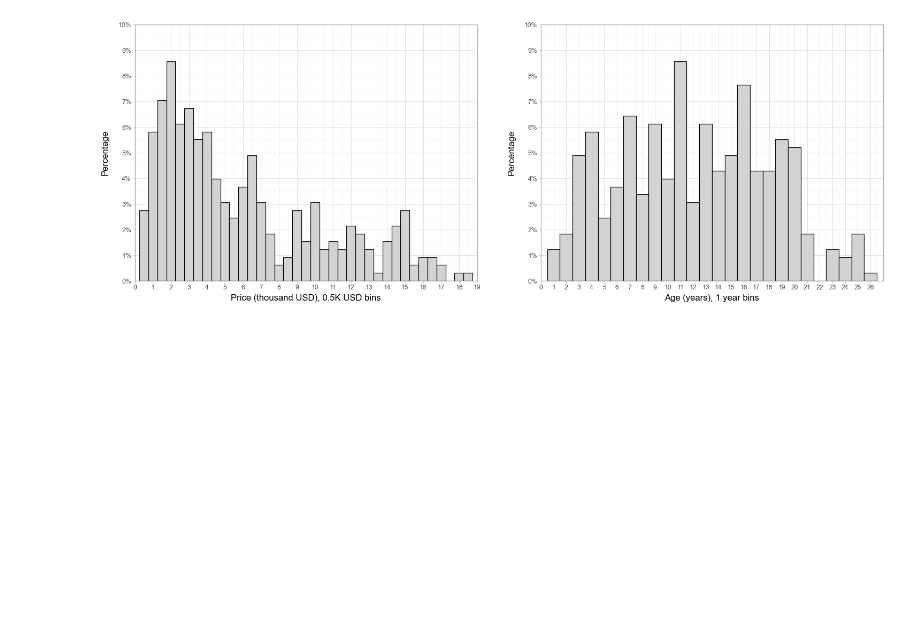
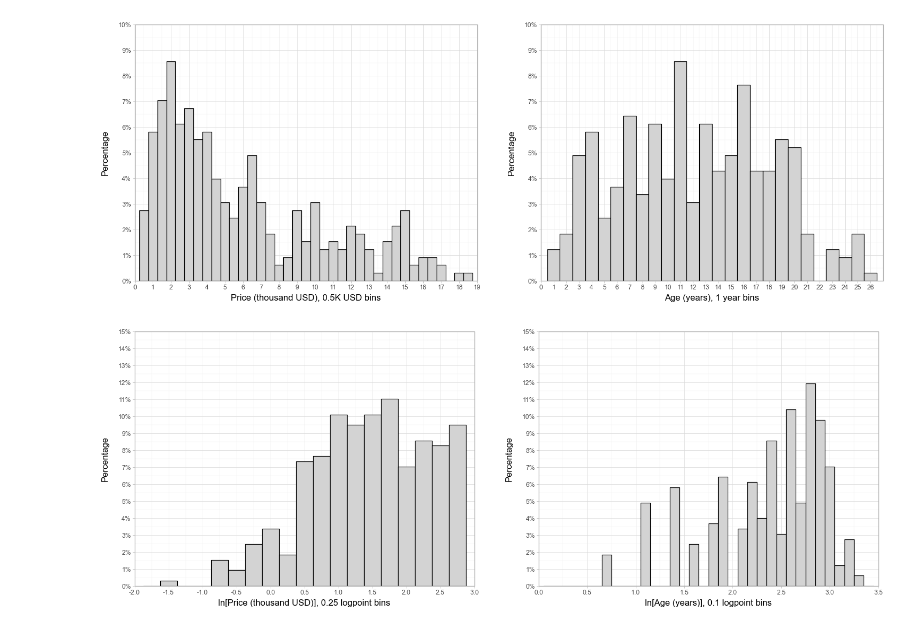
Before and after one commit to marton-nagy-marton/Coding1_assignment1, a Jupyter notebook: Matyas_Kovacs-Marton_Nagy_Coding1_HA1.ipynb, the cells around one changed output. Cells and saved outputs as stored; diff of their text form; code cells hidden in the pictures; blank space fills up the shorter version.

Commit message:
add first histograms

```diff
--- a/Matyas_Kovacs-Marton_Nagy_Coding1_HA1.ipynb
+++ b/Matyas_Kovacs-Marton_Nagy_Coding1_HA1.ipynb
@@ -272,3 +272,65 @@ combined = p1|p2
 combined.savefig()
 # %% [output]
 [figure]
+# %%
+pw.basefigure.clear()
+p1 = (
+    ggplot(chicago)
+    + aes(x = 'ln_price')
+    + geom_histogram(
+        aes(y=after_stat("count / np.sum(count)")),
+        fill = 'lightgrey',
+        color = 'black',
+        binwidth = 0.25
+    )
+    + scale_x_continuous(
+        expand=(0, 0),
+        limits=(-2, 3),
+        breaks=np.arange(-2, 3.1, 0.5)
+    )
+    + scale_y_continuous(
+        expand=(0, 0),
+        limits = (0,0.15),
+        breaks=np.arange(0,0.16,0.01),
+        labels=percent_format()
+    )
+    + labs(
+        x = 'ln[Price (thousand USD)], 0.25 logpoint bins',
+        y = 'Percentage'
+    )
+    + theme_light()
+)
+
+p2 = (
+    ggplot(chicago)
+    + aes(x = 'ln_age')
+    + geom_histogram(
+        aes(y=after_stat("count / np.sum(count)")),
+        fill = 'lightgrey',
+        color = 'black',
+        binwidth = 0.1
+    )
+    + scale_x_continuous(
+        expand=(0, 0),
+        limits=(0, 3.5),
+        breaks=np.arange(0, 3.51, 0.5)
+    )
+    + scale_y_continuous(
+        expand=(0, 0),
+        limits = (0,0.15),
+        breaks=np.arange(0,0.16,0.01),
+        labels=percent_format()
+    )
+    + labs(
+        x = 'ln[Age (years)], 0.1 logpoint bins',
+        y = 'Percentage'
+    )
+    + theme_light()
+)
+
+p1 = pw.load_ggplot(p1)
+p2 = pw.load_ggplot(p2)
+combined = p1|p2
+combined.savefig()
+# %% [output]
+[figure, added]
```
